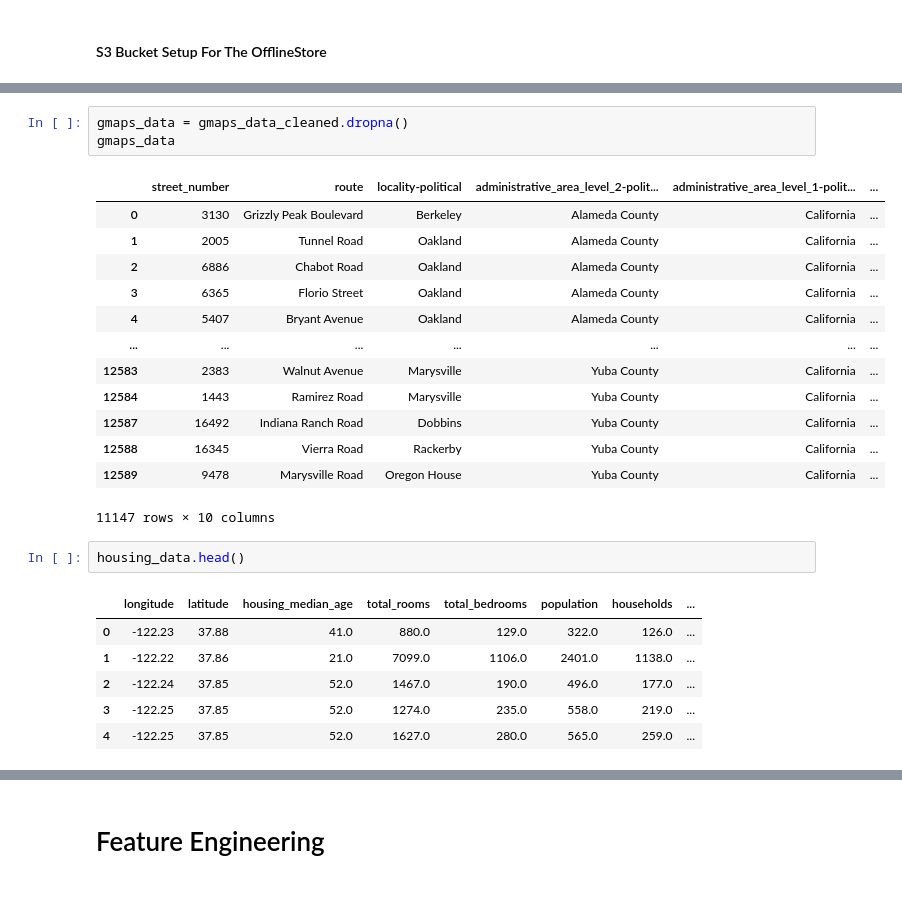
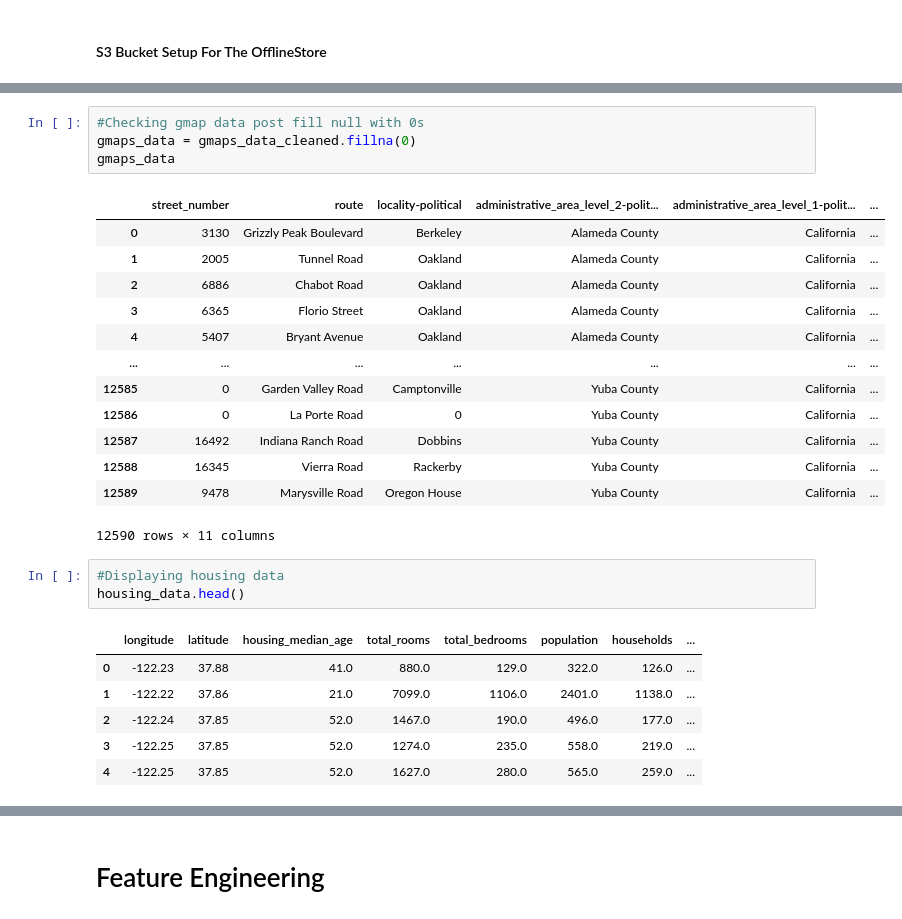
Before and after one commit to jerm914/aai-540, a Jupyter notebook: Assignment_3/Assignment_3.ipynb, the cells around one changed output, grey strips where cells are left out. Drawn from its saved outputs; the diff is of its cells as text.

```diff
--- a/Assignment_3/Assignment_3.ipynb
+++ b/Assignment_3/Assignment_3.ipynb
@@ -148,22 +153,24 @@ latitude                                    0
 dtype: int64
 # %%
-gmaps_data = gmaps_data_cleaned.dropna()
+#Checking gmap data post fill null with 0s
+gmaps_data = gmaps_data_cleaned.fillna(0)
 gmaps_data
 # %% [output]
 |  | street_number | route | locality-political | administrative_area_level_2-polit... | administrative_area_level_1-polit... | ... |
 | 0 | 3130 | Grizzly Peak Boulevard | Berkeley | Alameda County | California | ... |
 | 1 | 2005 | Tunnel Road | Oakland | Alameda County | California | ... |
 | 2 | 6886 | Chabot Road | Oakland | Alameda County | California | ... |
 | 3 | 6365 | Florio Street | Oakland | Alameda County | California | ... |
 | 4 | 5407 | Bryant Avenue | Oakland | Alameda County | California | ... |
 | ... | ... | ... | ... | ... | ... | ... |
-| 12583 | 2383 | Walnut Avenue | Marysville | Yuba County | California | ... |
-| 12584 | 1443 | Ramirez Road | Marysville | Yuba County | California | ... |
+| 12585 | 0 | Garden Valley Road | Camptonville | Yuba County | California | ... |
+| 12586 | 0 | La Porte Road | 0 | Yuba County | California | ... |
 | 12587 | 16492 | Indiana Ranch Road | Dobbins | Yuba County | California | ... |
 | 12588 | 16345 | Vierra Road | Rackerby | Yuba County | California | ... |
 | 12589 | 9478 | Marysville Road | Oregon House | Yuba County | California | ... |
-11147 rows × 10 columns
+12590 rows × 11 columns
 # %%
+#Displaying housing data
 housing_data.head()
 # %% [output]
 |  | longitude | latitude | housing_median_age | total_rooms | total_bedrooms | population | households | ... |
```
Also changed, not shown: parts of 54 cells of this notebook.
